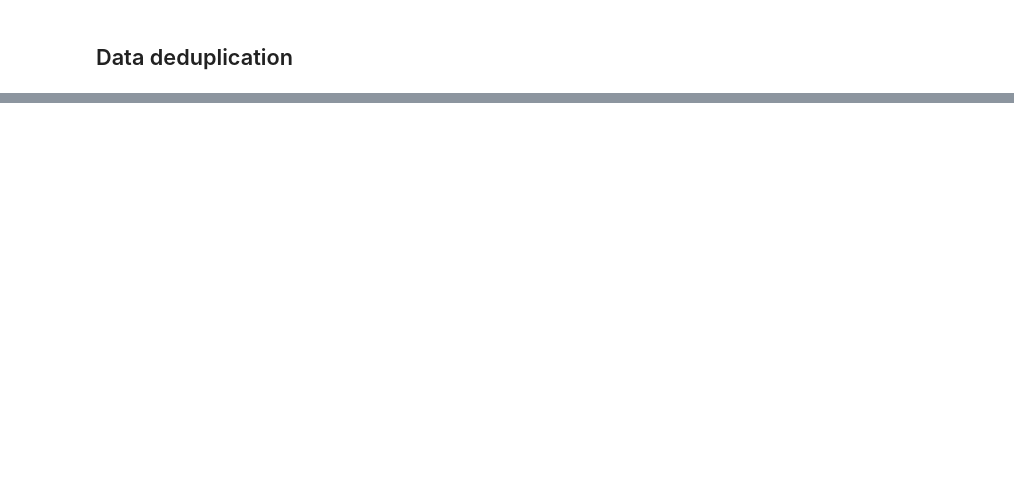
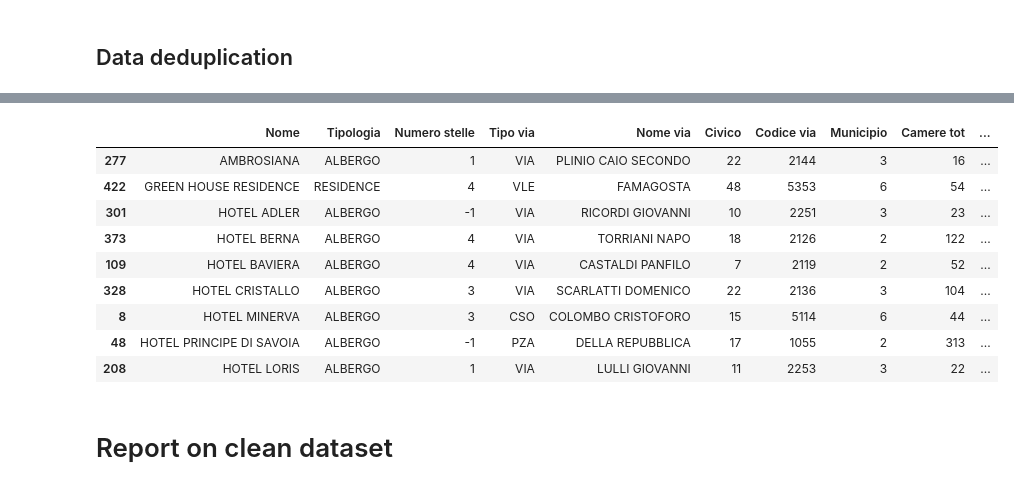
Before and after one commit to silviamacchi/DataQuality_project, a Jupyter notebook: Script report.ipynb, the cells around one changed output, grey strips where cells are left out. Cells and saved outputs as stored; diff of their text form; code cells hidden in the pictures; blank space fills up the shorter version.

```diff
--- a/Script report.ipynb
+++ b/Script report.ipynb
@@ -674,0 +824,19 @@ memory usage: 45.3+ KB
+# %%
+#decide what to keep, I would keep the one with the highest number of rooms/bedrooms
+idx_to_remove = duplicates.groupby(['Codice via'])['Camere tot'].idxmin()
+
+data_clean = duplicates.drop(idx_to_remove)
+data_clean
+# %% [output]
+|  | Nome | Tipologia | Numero stelle | Tipo via | Nome via | Civico | Codice via | Municipio | Camere tot | ... |
+| 277 | AMBROSIANA | ALBERGO | 1 | VIA | PLINIO CAIO SECONDO | 22 | 2144 | 3 | 16 | ... |
+| 422 | GREEN HOUSE RESIDENCE | RESIDENCE | 4 | VLE | FAMAGOSTA | 48 | 5353 | 6 | 54 | ... |
+| 301 | HOTEL ADLER | ALBERGO | -1 | VIA | RICORDI GIOVANNI | 10 | 2251 | 3 | 23 | ... |
+| 373 | HOTEL BERNA | ALBERGO | 4 | VIA | TORRIANI NAPO | 18 | 2126 | 2 | 122 | ... |
+| 109 | HOTEL BAVIERA | ALBERGO | 4 | VIA | CASTALDI PANFILO | 7 | 2119 | 2 | 52 | ... |
+| 328 | HOTEL CRISTALLO | ALBERGO | 3 | VIA | SCARLATTI DOMENICO | 22 | 2136 | 3 | 104 | ... |
+| 8 | HOTEL MINERVA | ALBERGO | 3 | CSO | COLOMBO CRISTOFORO | 15 | 5114 | 6 | 44 | ... |
+| 48 | HOTEL PRINCIPE DI SAVOIA | ALBERGO | -1 | PZA | DELLA REPUBBLICA | 17 | 1055 | 2 | 313 | ... |
+| 208 | HOTEL LORIS | ALBERGO | 1 | VIA | LULLI GIOVANNI | 11 | 2253 | 3 | 22 | ... |
+# %% [markdown]
+# Report on clean dataset
```
Also changed, not shown: parts of 17 cells of this notebook, 2 other files.
